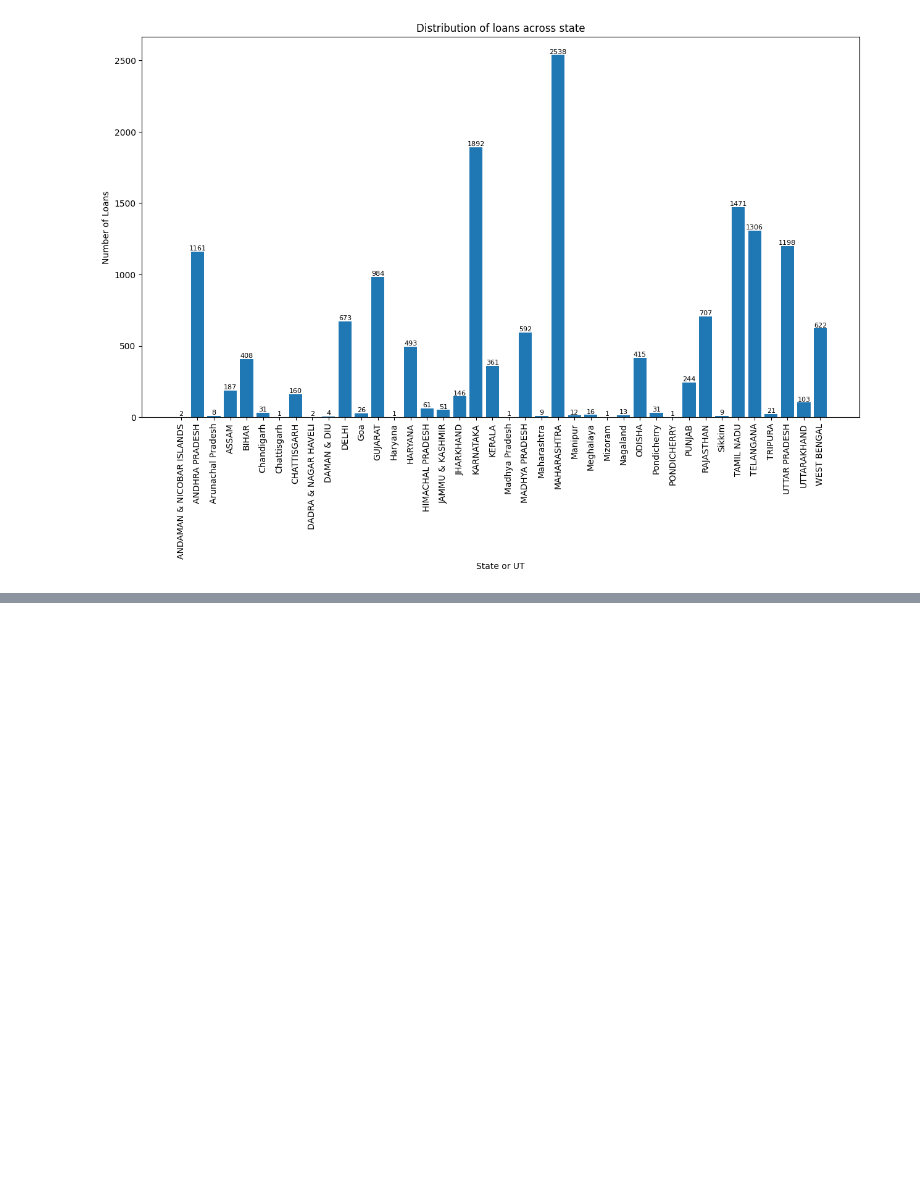
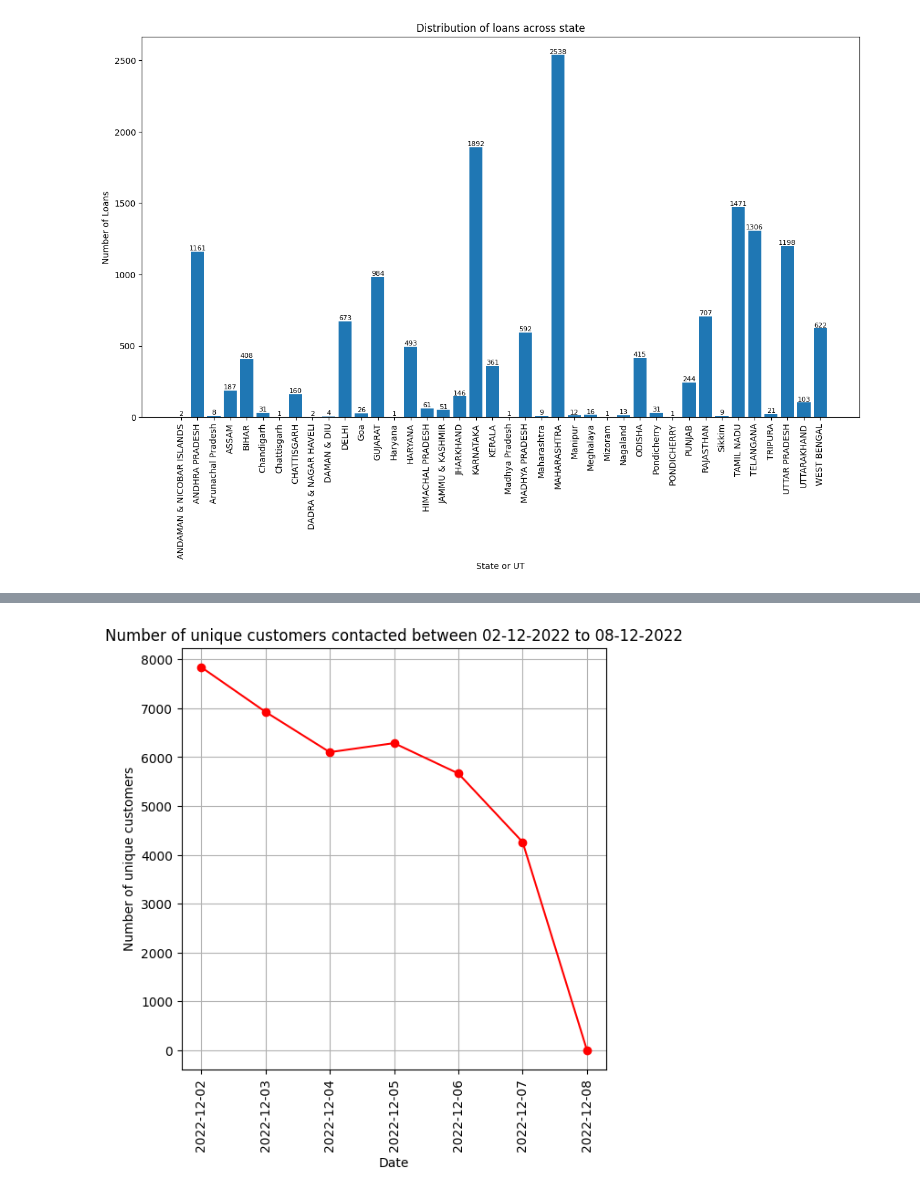
Before and after one commit to imTheDevil/loans-data-analysis, a Jupyter notebook: visualizations.ipynb, the cells around one changed output, grey strips where cells are left out. Drawn from its saved outputs; the diff is of its cells as text; code cells hidden in the pictures; blank space fills up the shorter version.

```diff
--- a/visualizations.ipynb
+++ b/visualizations.ipynb
@@ -55,0 +136,14 @@ plt.show()
+# %%
+#Q5
+#Line plot for "Unique customers contacted each day"
+#line chart is best suitable to identify trend over time.
+fig, ax = plt.subplots(figsize=(6,6))
+ax.plot(q5['day'], q5['unq_customers'], color='red', marker='o')
+ax.set_title('Number of unique customers contacted between 02-12-2022 to 08-12-2022')
+ax.set_xlabel('Date')
+ax.set_ylabel('Number of unique customers')
+ax.set_xticklabels(q5['day'], rotation=90)
+ax.grid(True)
+plt.show()
+# %% [output]
+[figure, added]
```
Also changed, not shown: parts of 16 cells of this notebook.
